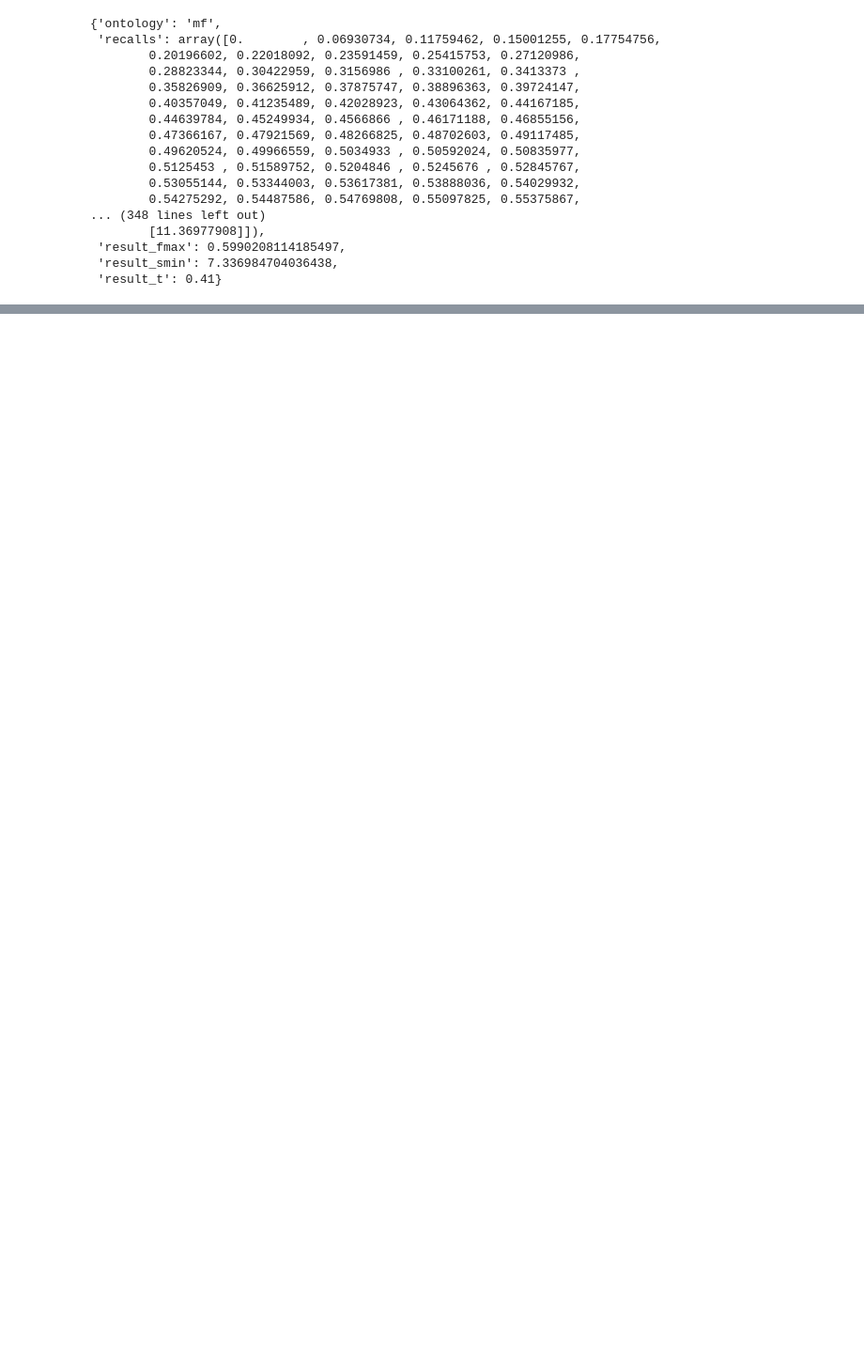
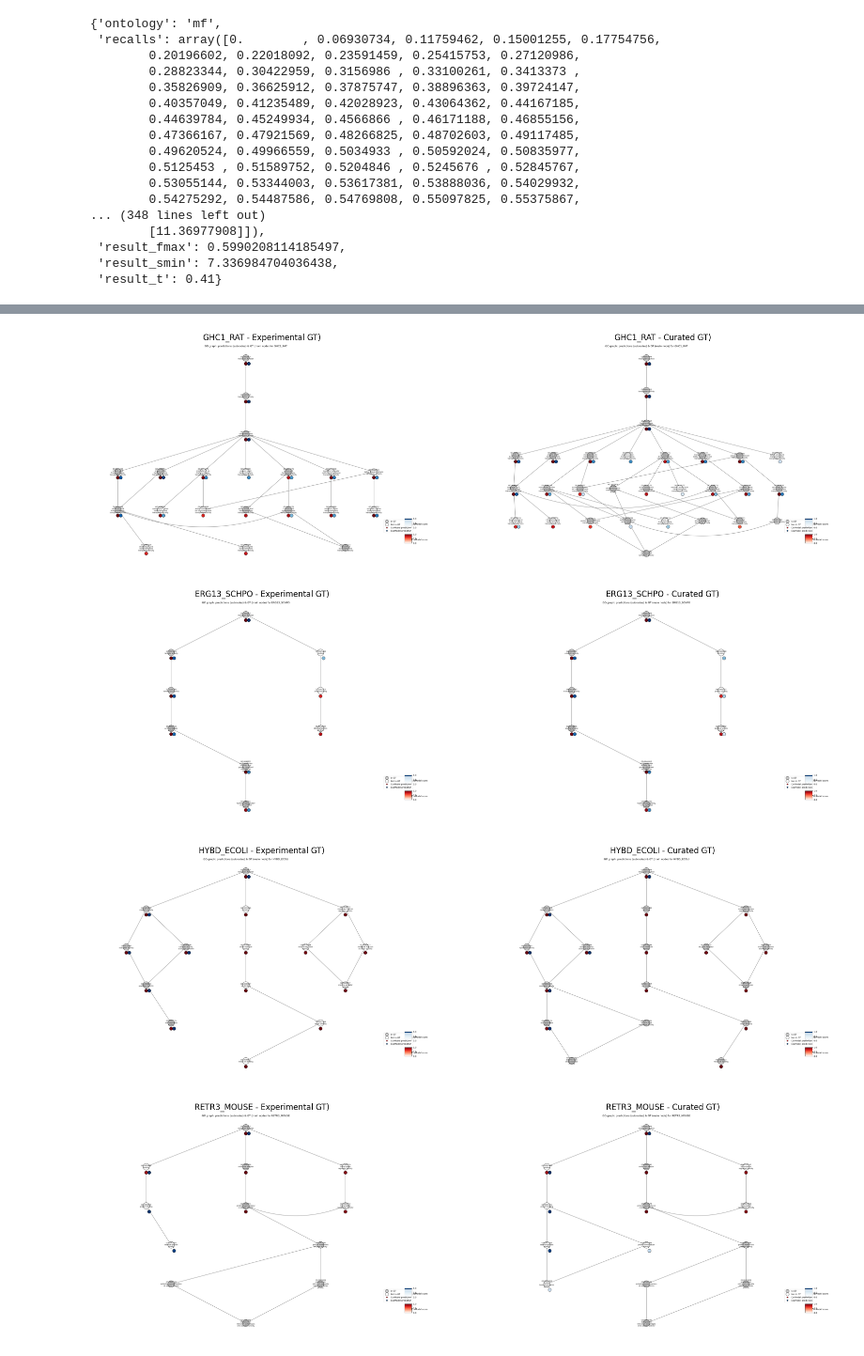
Before and after one commit to atoffano/MS-GNN, a Jupyter notebook: notebooks/test.ipynb, the cells around one changed output, grey strips where cells are left out. Shown at 94% size. Cells and saved outputs as stored; diff of their text form; code cells hidden in the pictures; blank space fills up the shorter version.

```diff
--- a/notebooks/test.ipynb
+++ b/notebooks/test.ipynb
@@ -503,0 +987,29 @@ specific_result
+# %%
+import matplotlib.image as mpimg
+# Display the generated plots side-by-side
+for _, row in bottom_10_df.iterrows():
+    pid = row['protein_id']
+
+    exp_img_path = f"pred_{pid}_exp.png"
+    cur_img_path = f"pred_{pid}_cur.png"
+
+    if os.path.exists(exp_img_path) and os.path.exists(cur_img_path):
+        fig, axes = plt.subplots(1, 2, figsize=(20, 10))
+
+        img_exp = mpimg.imread(exp_img_path)
+        axes[0].imshow(img_exp)
+        axes[0].set_title(f"{pid} - Experimental GT)")
+        axes[0].axis('off')
+
+        img_cur = mpimg.imread(cur_img_path)
+        axes[1].imshow(img_cur)
+        axes[1].set_title(f"{pid} - Curated GT)")
+        axes[1].axis('off')
+    else:
+        print(f"Missing images for {pid}")
+    plt.show()
+# %% [output]
+[figure, added]
+[figure, added]
+[figure, added]
+[figure, added]
```
Also changed, not shown: parts of 18 cells of this notebook, 6 other files.
